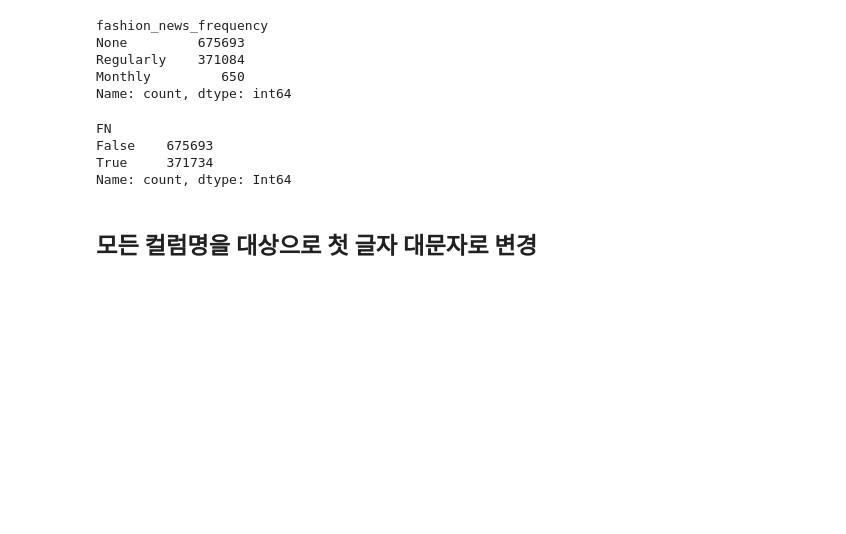
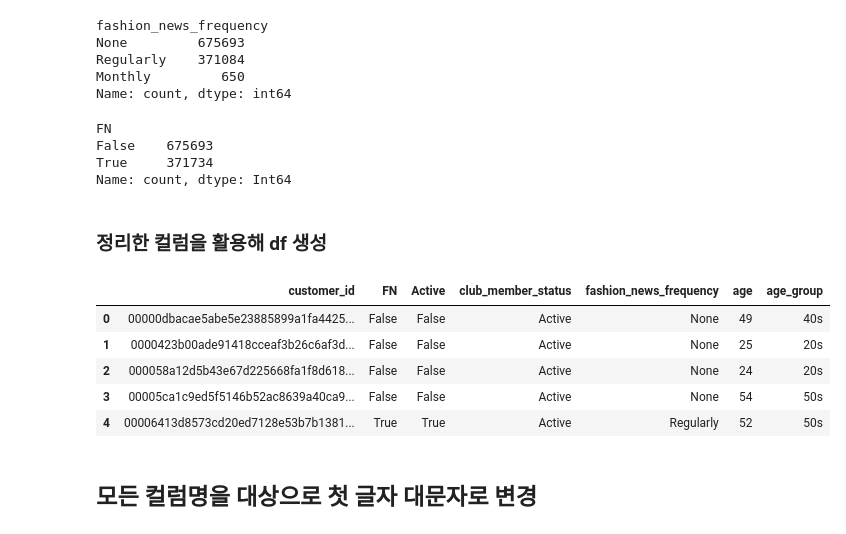
Before and after one commit to leegolem/data-commando-project, a Jupyter notebook: main/1. total_prepare_customer.ipynb, the cells around one changed output. Cells and saved outputs as stored; diff of their text form; code cells hidden in the pictures; blank space fills up the shorter version.

```diff
--- a/main/1. total_prepare_customer.ipynb
+++ b/main/1. total_prepare_customer.ipynb
@@ -207,6 +207,6 @@ new_customer = customer_drop.copy()
 # %%
-new_customer['club_member_status'] = customer_drop['club_member_status'].str.title()
-new_customer['club_member_status'].value_counts()
+customer_clean['club_member_status'] = customer_drop['club_member_status'].str.title()
+customer_clean['club_member_status'].value_counts()
 # %% [output]
 club_member_status
 Active        981597
@@ -214,8 +214,8 @@ Pre-Create     65471
 Left Club        359
 Name: count, dtype: int64
 # %%
-new_customer['fashion_news_frequency'] = customer_drop['fashion_news_frequency'].str.capitalize()
-new_customer['fashion_news_frequency'].value_counts()
+customer_clean['fashion_news_frequency'] = customer_drop['fashion_news_frequency'].str.capitalize()
+customer_clean['fashion_news_frequency'].value_counts()
 # %% [output]
 fashion_news_frequency
 None         674002
@@ -226,18 +226,18 @@ Name: count, dtype: int64
 ### FN, Active 불리언 형으로 형변환
 # %%
 # FN, Active .map()을 사용해 형 변환
-new_customer["FN"] = (new_customer["FN"]
+customer_clean["FN"] = (customer_clean["FN"]
                         .map({
                             1: True,
                             0: False})
                         .astype("boolean"))
-new_customer["Active"] = (new_customer["Active"]
+customer_clean["Active"] = (customer_clean["Active"]
                         .map({
                             1: True,
                             0: False})
                         .astype("boolean"))
 
-new_customer[["FN", "Active"]].info()
+customer_clean[["FN", "Active"]].info()
 # %% [output]
 <class 'pandas.DataFrame'>
 Index: 1047427 entries, 0 to 1048574
@@ -293,8 +293,8 @@ FN(뉴스 구독)은 0으로 해놓았으나, 뉴스 수신 빈도는 Regularly
     - `FN == True`인데 `fashion_news_frequency == 'None'`이면 FN도 False로 통일
 # %%
 # fashion_news_frequency: 결측치/표기 정리
-new_customer["fashion_news_frequency"] = (
-    new_customer["fashion_news_frequency"]
+customer_clean["fashion_news_frequency"] = (
+    customer_clean["fashion_news_frequency"]
     .fillna("None")
     .astype(str)
     .str.capitalize()
@@ -302,14 +302,14 @@ new_customer["fashion_news_frequency"] = (
 
 # FN(False)인데 빈도가 설정된 데이터 정합성 보정
 # 구독 안 했으면 무조건 None
-mask_fn_false = new_customer["FN"].fillna(False) == False
-new_customer.loc[mask_fn_false, "fashion_news_frequency"] = "None"
+mask_fn_false = customer_clean["FN"].fillna(False) == False
+customer_clean.loc[mask_fn_false, "fashion_news_frequency"] = "None"
 
 # 구독(True)인데 frequency가 None이면 -> FN도 False로 통일
-mask_mismatch = (new_customer["FN"] == True) & (new_customer["fashion_news_frequency"] == "None")
-new_customer.loc[mask_mismatch, "FN"] = False
+mask_mismatch = (customer_clean["FN"] == True) & (customer_clean["fashion_news_frequency"] == "None")
+customer_clean.loc[mask_mismatch, "FN"] = False
 
-new_customer["fashion_news_frequency"].value_counts(dropna=False)
+customer_clean["fashion_news_frequency"].value_counts(dropna=False)
 # %% [output]
 fashion_news_frequency
 None         675693
@@ -323,6 +323,19 @@ FN
 False    675693
 True     371734
 Name: count, dtype: Int64
+# %% [markdown]
+### 정리한 컬럼을 활용해 df 생성
+# %%
+# 최종 산출 컬럼만 추출
+new_customer = customer_clean.copy()
+new_customer.head()
+# %% [output]
+|  | customer_id | FN | Active | club_member_status | fashion_news_frequency | age | age_group |
+| 0 | 00000dbacae5abe5e23885899a1fa4425... | False | False | Active | None | 49 | 40s |
+| 1 | 0000423b00ade91418cceaf3b26c6af3d... | False | False | Active | None | 25 | 20s |
+| 2 | 000058a12d5b43e67d225668fa1f8d618... | False | False | Active | None | 24 | 20s |
+| 3 | 00005ca1c9ed5f5146b52ac8639a40ca9... | False | False | Active | None | 54 | 50s |
+| 4 | 00006413d8573cd20ed7128e53b7b1381... | True | True | Active | Regularly | 52 | 50s |
 # %% [markdown]
 ## 모든 컬럼명을 대상으로 첫 글자 대문자로 변경
 # %%
```
Also changed, not shown: parts of 5 cells of this notebook, 2 other files.
